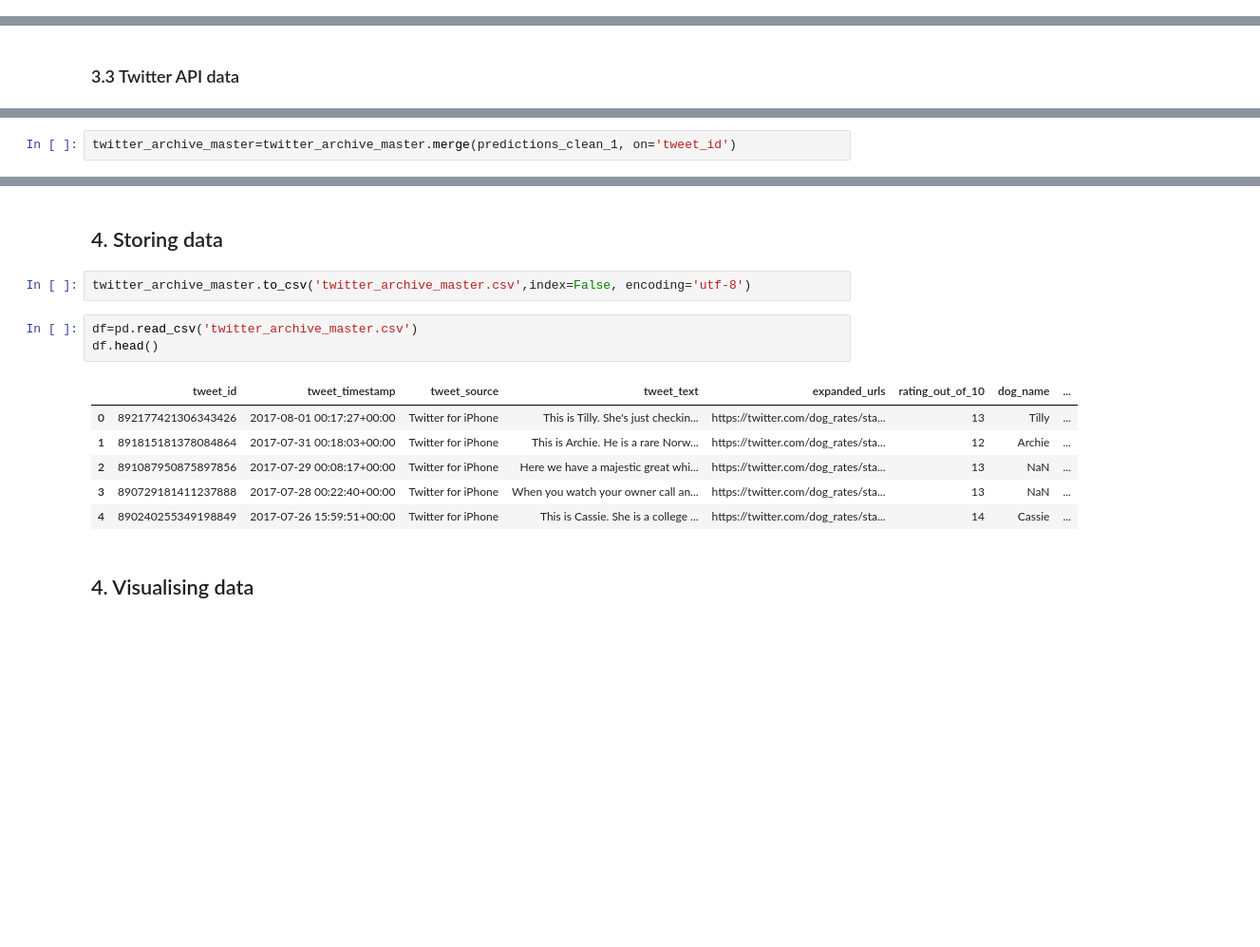
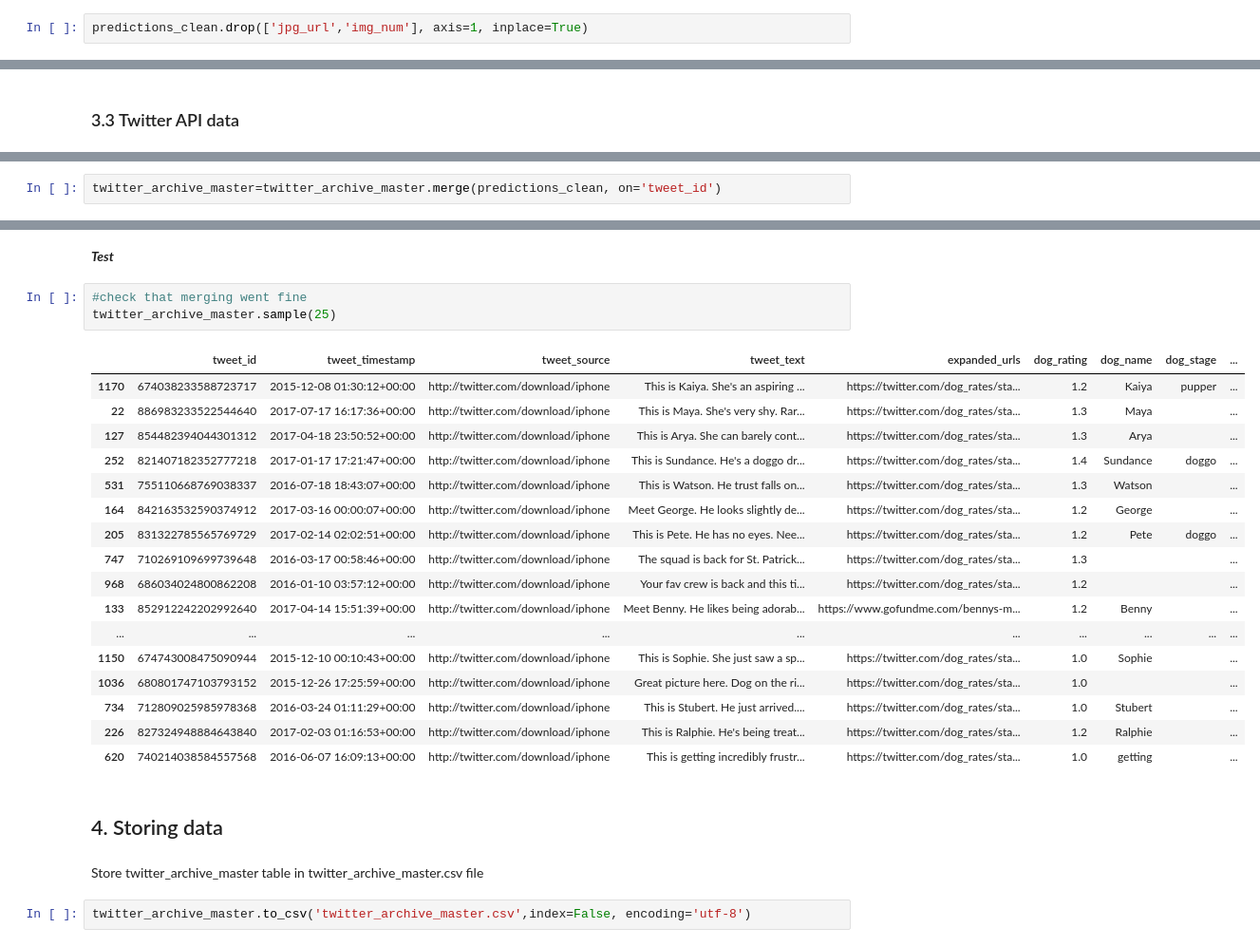
Before and after one commit to mila-dan/data-wrangling, a Jupyter notebook: wrangle_act.ipynb, the cells around one changed output, grey strips where cells are left out. Shown at 95% size. Saved outputs shown, nothing was run; the diff lists cells and outputs as text; blank space fills up the shorter version.

```diff
--- a/wrangle_act.ipynb
+++ b/wrangle_act.ipynb
@@ -838,0 +965,2 @@ predictions_clean_1
+# %%
+predictions_clean.drop(['jpg_url','img_num'], axis=1, inplace=True)
@@ -866,2 +1025,2 @@ twitter_archive_master.head()
 # %%
-twitter_archive_master=twitter_archive_master.merge(predictions_clean_1, on='tweet_id')
+twitter_archive_master=twitter_archive_master.merge(predictions_clean, on='tweet_id')
@@ -877,16 +1027,29 @@ twitter_archive_master.head()
+# %% [markdown]
+***Test***
+# %%
+#check that merging went fine
+twitter_archive_master.sample(25)
+# %% [output]
+|  | tweet_id | tweet_timestamp | tweet_source | tweet_text | expanded_urls | dog_rating | dog_name | dog_stage | ... |
+| 1170 | 674038233588723717 | 2015-12-08 01:30:12+00:00 | http://twitter.com/download/iphone | This is Kaiya. She's an aspiring ... | https://twitter.com/dog_rates/sta... | 1.2 | Kaiya | pupper | ... |
+| 22 | 886983233522544640 | 2017-07-17 16:17:36+00:00 | http://twitter.com/download/iphone | This is Maya. She's very shy. Rar... | https://twitter.com/dog_rates/sta... | 1.3 | Maya |  | ... |
+| 127 | 854482394044301312 | 2017-04-18 23:50:52+00:00 | http://twitter.com/download/iphone | This is Arya. She can barely cont... | https://twitter.com/dog_rates/sta... | 1.3 | Arya |  | ... |
+| 252 | 821407182352777218 | 2017-01-17 17:21:47+00:00 | http://twitter.com/download/iphone | This is Sundance. He's a doggo dr... | https://twitter.com/dog_rates/sta... | 1.4 | Sundance | doggo | ... |
+| 531 | 755110668769038337 | 2016-07-18 18:43:07+00:00 | http://twitter.com/download/iphone | This is Watson. He trust falls on... | https://twitter.com/dog_rates/sta... | 1.3 | Watson |  | ... |
+| 164 | 842163532590374912 | 2017-03-16 00:00:07+00:00 | http://twitter.com/download/iphone | Meet George. He looks slightly de... | https://twitter.com/dog_rates/sta... | 1.2 | George |  | ... |
+| 205 | 831322785565769729 | 2017-02-14 02:02:51+00:00 | http://twitter.com/download/iphone | This is Pete. He has no eyes. Nee... | https://twitter.com/dog_rates/sta... | 1.2 | Pete | doggo | ... |
+| 747 | 710269109699739648 | 2016-03-17 00:58:46+00:00 | http://twitter.com/download/iphone | The squad is back for St. Patrick... | https://twitter.com/dog_rates/sta... | 1.3 |  |  | ... |
+| 968 | 686034024800862208 | 2016-01-10 03:57:12+00:00 | http://twitter.com/download/iphone | Your fav crew is back and this ti... | https://twitter.com/dog_rates/sta... | 1.2 |  |  | ... |
+| 133 | 852912242202992640 | 2017-04-14 15:51:39+00:00 | http://twitter.com/download/iphone | Meet Benny. He likes being adorab... | https://www.gofundme.com/bennys-m... | 1.2 | Benny |  | ... |
+| ... | ... | ... | ... | ... | ... | ... | ... | ... | ... |
+| 1150 | 674743008475090944 | 2015-12-10 00:10:43+00:00 | http://twitter.com/download/iphone | This is Sophie. She just saw a sp... | https://twitter.com/dog_rates/sta... | 1.0 | Sophie |  | ... |
+| 1036 | 680801747103793152 | 2015-12-26 17:25:59+00:00 | http://twitter.com/download/iphone | Great picture here. Dog on the ri... | https://twitter.com/dog_rates/sta... | 1.0 |  |  | ... |
+| 734 | 712809025985978368 | 2016-03-24 01:11:29+00:00 | http://twitter.com/download/iphone | This is Stubert. He just arrived.... | https://twitter.com/dog_rates/sta... | 1.0 | Stubert |  | ... |
+| 226 | 827324948884643840 | 2017-02-03 01:16:53+00:00 | http://twitter.com/download/iphone | This is Ralphie. He's being treat... | https://twitter.com/dog_rates/sta... | 1.2 | Ralphie |  | ... |
+| 620 | 740214038584557568 | 2016-06-07 16:09:13+00:00 | http://twitter.com/download/iphone | This is getting incredibly frustr... | https://twitter.com/dog_rates/sta... | 1.0 | getting |  | ... |
 # %% [markdown]
 ## 4. Storing data
+# %% [markdown]
+Store twitter_archive_master table in twitter_archive_master.csv file
 # %%
 twitter_archive_master.to_csv('twitter_archive_master.csv',index=False, encoding='utf-8')
-# %%
-df=pd.read_csv('twitter_archive_master.csv')
-df.head()
-# %% [output]
-|  | tweet_id | tweet_timestamp | tweet_source | tweet_text | expanded_urls | rating_out_of_10 | dog_name | ... |
-| 0 | 892177421306343426 | 2017-08-01 00:17:27+00:00 | Twitter for iPhone | This is Tilly. She's just checkin... | https://twitter.com/dog_rates/sta... | 13 | Tilly | ... |
-| 1 | 891815181378084864 | 2017-07-31 00:18:03+00:00 | Twitter for iPhone | This is Archie. He is a rare Norw... | https://twitter.com/dog_rates/sta... | 12 | Archie | ... |
-| 2 | 891087950875897856 | 2017-07-29 00:08:17+00:00 | Twitter for iPhone | Here we have a majestic great whi... | https://twitter.com/dog_rates/sta... | 13 | NaN | ... |
-| 3 | 890729181411237888 | 2017-07-28 00:22:40+00:00 | Twitter for iPhone | When you watch your owner call an... | https://twitter.com/dog_rates/sta... | 13 | NaN | ... |
-| 4 | 890240255349198849 | 2017-07-26 15:59:51+00:00 | Twitter for iPhone | This is Cassie. She is a college ... | https://twitter.com/dog_rates/sta... | 14 | Cassie | ... |
-# %% [markdown]
-## 4. Visualising data
```
Also changed, not shown: parts of 207 cells of this notebook.
